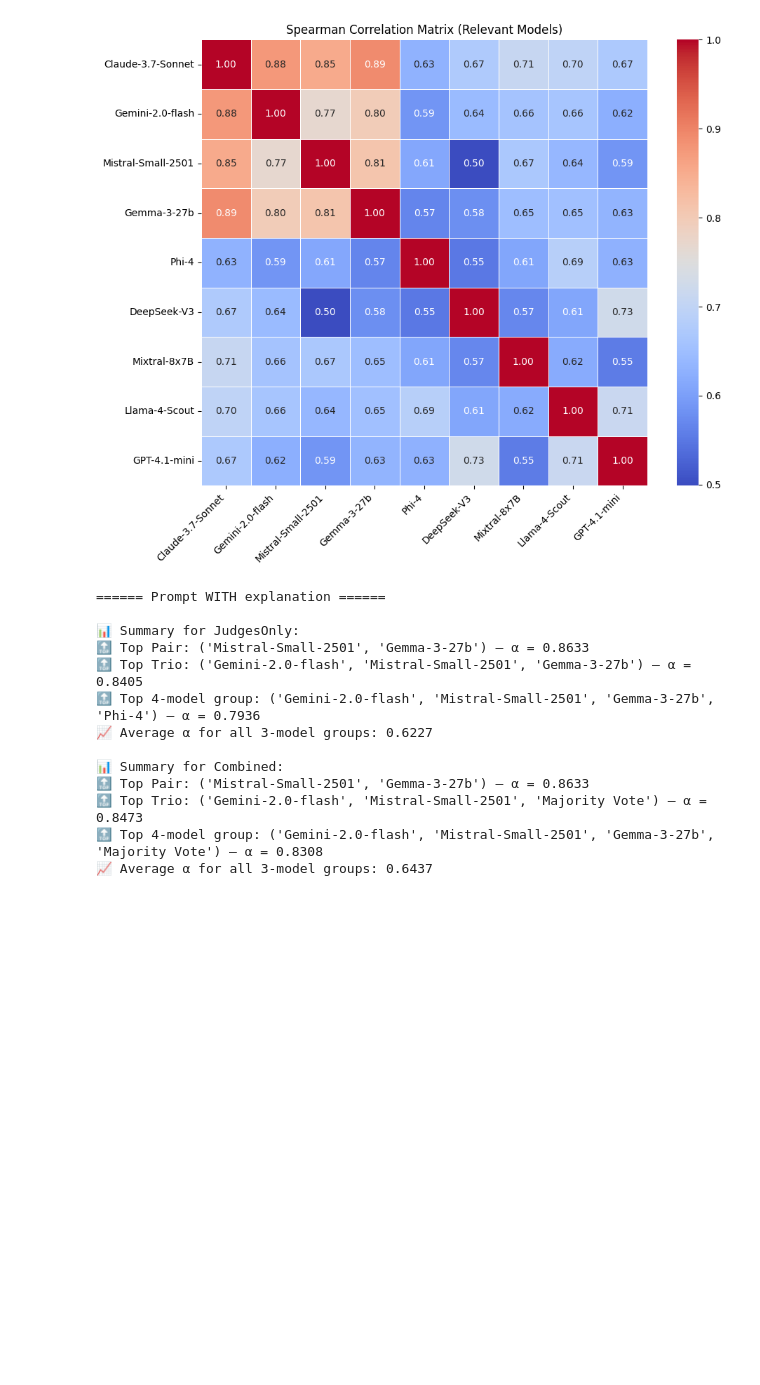
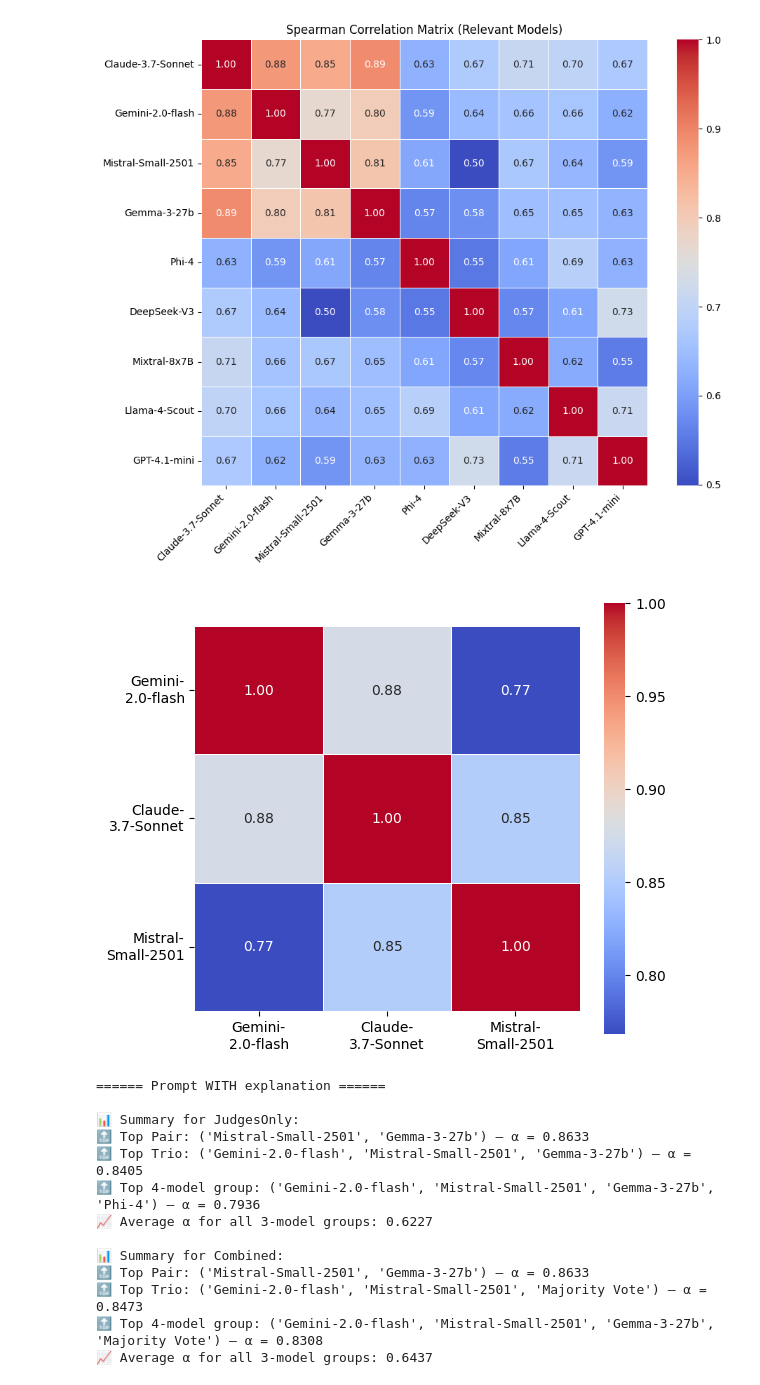
Before and after one commit to isaofllms/isaOfLlms, a Jupyter notebook: Aug25Experiments.ipynb, the cells around one changed output. Cells and saved outputs as stored; diff of their text form; code cells hidden in the pictures; blank space fills up the shorter version.

```diff
--- a/Aug25Experiments.ipynb
+++ b/Aug25Experiments.ipynb
@@ -2208,6 +2169,29 @@ plt.tight_layout()
 plt.show()
 # %% [output]
 [figure]
+# %%
+models_of_interest = ['Gemini-2.0-flash','Claude-3.7-Sonnet', 'Mistral-Small-2501', ]
+
+# Create display labels with line breaks
+labels = [m.replace('-', '-\n', 1) for m in models_of_interest]
+
+# Compute correlation matrix
+corr_matrix = judges_df_90by15_WITHOUT_explanation.corr(method='spearman')
+corr_subset = corr_matrix.loc[models_of_interest, models_of_interest]
+
+# Plot heatmap with custom tick labels
+plt.figure(figsize=(6, 5))
+sns.heatmap(corr_subset, annot=True, cmap='coolwarm', fmt=".2f",
+            square=True, linewidths=0.5,
+            xticklabels=labels, yticklabels=labels)
+
+# plt.title("Spearman Correlation")
+plt.xticks(rotation=0, ha="center")  # No rotation since we have 2 lines
+plt.yticks(rotation=0)
+plt.tight_layout()
+plt.show()
+# %% [output]
+[figure, added]
 # %%
 combined_df_WITH_explanation = judges_df_90by15_WITH_explanation.copy()
 combined_df_WITH_explanation['Majority Vote'] = majority_vote_df.values
```
Also changed, not shown: parts of 31 cells of this notebook, 10 other files.
